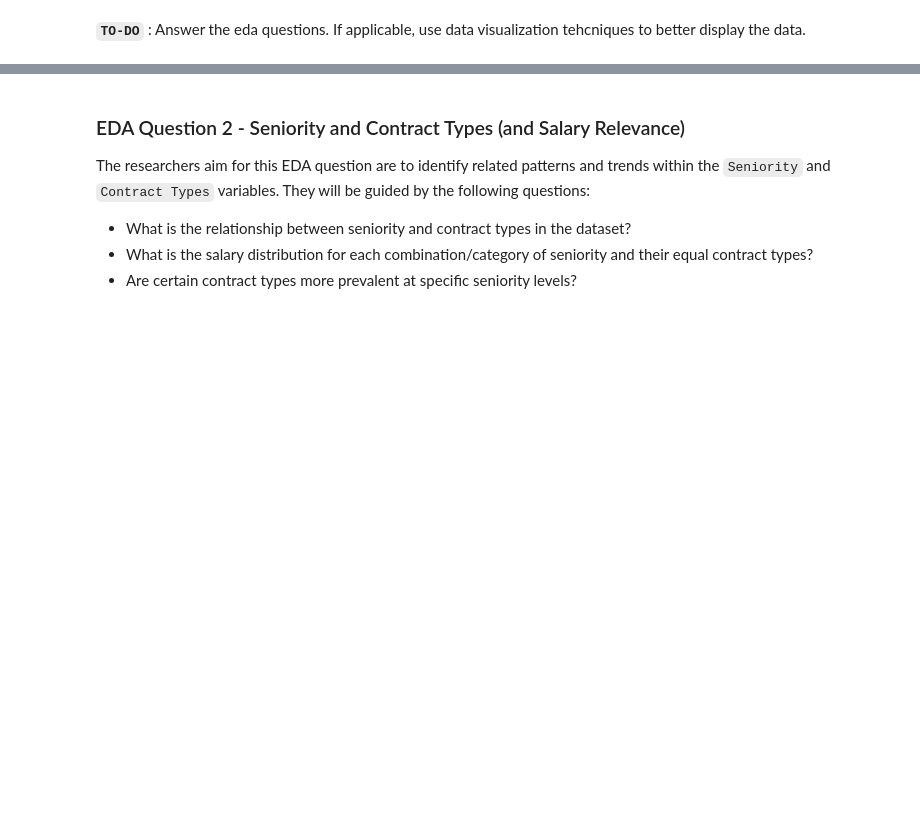
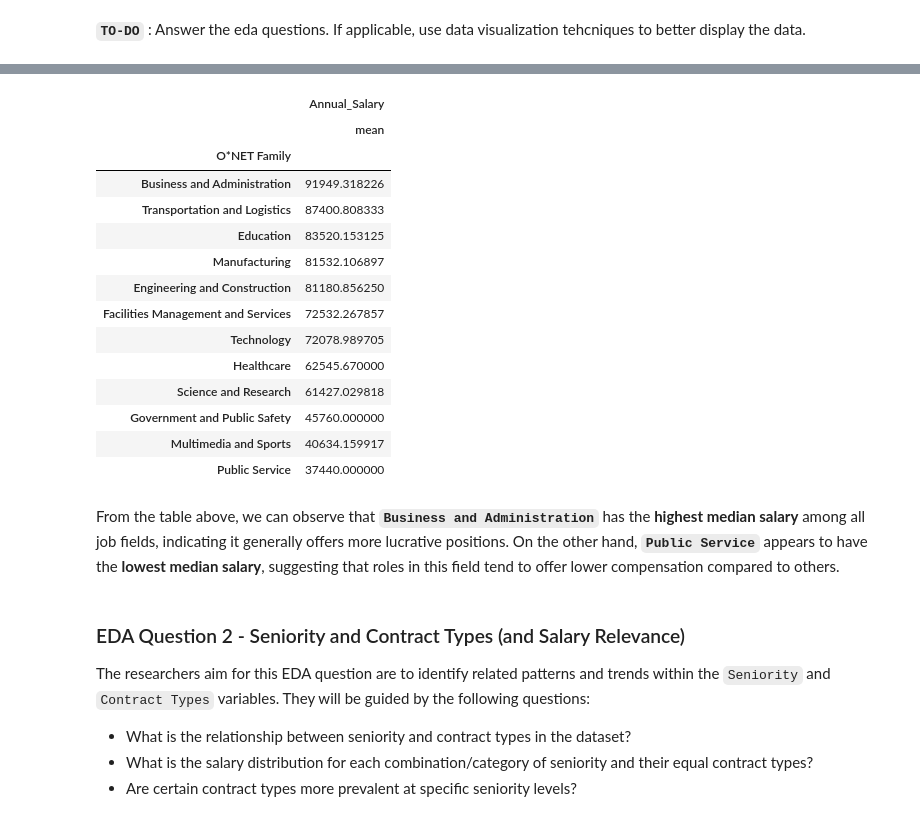
Before and after one commit to dredredre20/CSMODEL_MCO, a Jupyter notebook: mco.ipynb, the cells around one changed output, grey strips where cells are left out. Saved outputs shown, nothing was run; the diff lists cells and outputs as text; code cells hidden in the pictures; blank space fills up the shorter version.

```diff
--- a/mco.ipynb
+++ b/mco.ipynb
@@ -949,3 +1019,25 @@ Job field in this case lies on their category within the `O*NET Family` categori
+# %%
+mean_salary = eda_1_df.groupby(['O*NET Family']).agg({'Annual_Salary': ['mean']})
+mean_salary = mean_salary.sort_values(by=('Annual_Salary', 'mean'), ascending=False)
+mean_salary
+# %% [output]
+|  | Annual_Salary |
+|  | mean |
+| O*NET Family |  |
+| Business and Administration | 91949.318226 |
+| Transportation and Logistics | 87400.808333 |
+| Education | 83520.153125 |
+| Manufacturing | 81532.106897 |
+| Engineering and Construction | 81180.856250 |
+| Facilities Management and Services | 72532.267857 |
+| Technology | 72078.989705 |
+| Healthcare | 62545.670000 |
+| Science and Research | 61427.029818 |
+| Government and Public Safety | 45760.000000 |
+| Multimedia and Sports | 40634.159917 |
+| Public Service | 37440.000000 |
+# %% [markdown]
+From the table above, we can observe that **`Business and Administration`** has the **highest median salary** among all job fields, indicating it generally offers more lucrative positions. On the other hand, **`Public Service`** appears to have the **lowest median salary**, suggesting that roles in this field tend to offer lower compensation compared to others.
 # %% [markdown]
 ### EDA Question 2 - Seniority and Contract Types (and Salary Relevance)
 The researchers aim for this EDA question are to identify related patterns and trends within the `Seniority` and `Contract Types` variables. They will be guided by the following questions:
```
Also changed, not shown: parts of 14 cells of this notebook.
